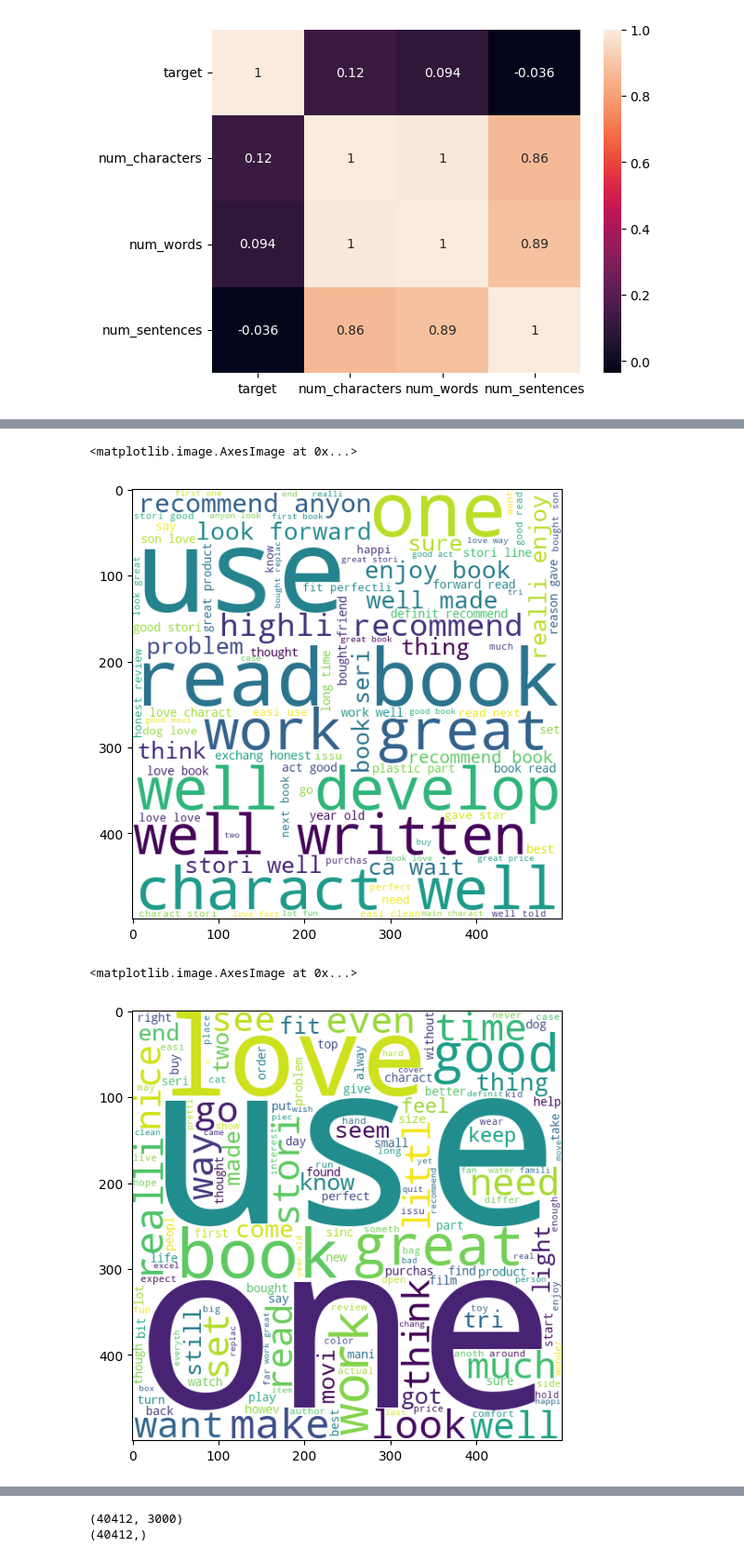
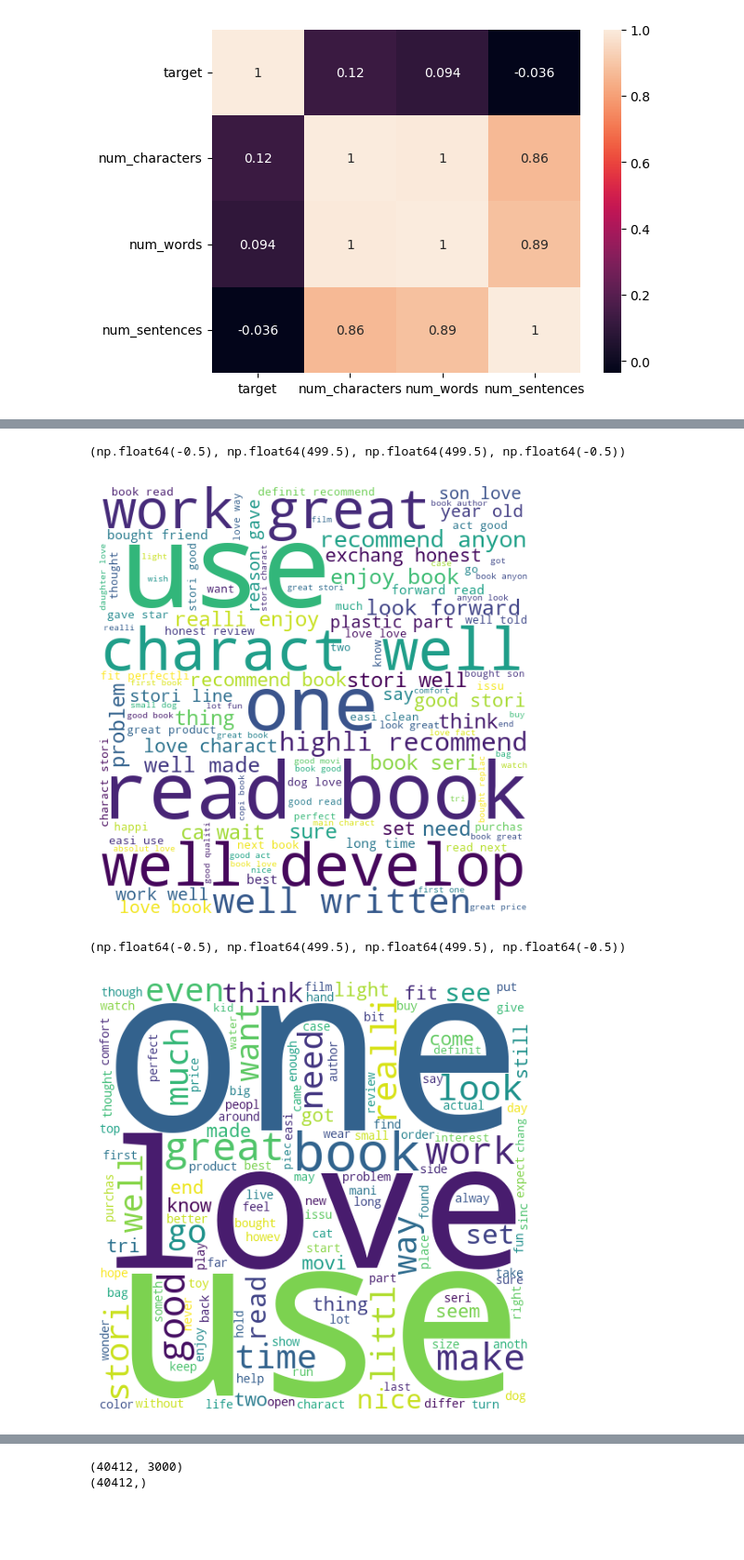
Before and after one commit to Aswin-MS/Fake-Review-Prediction, a Jupyter notebook: notebooks/fake-review-detection.ipynb, the cells around one changed output, grey strips where cells are left out. Shown at 93% size. Drawn from its saved outputs; the diff is of its cells as text; code cells hidden in the pictures; blank space fills up the shorter version.

```diff
--- a/notebooks/fake-review-detection.ipynb
+++ b/notebooks/fake-review-detection.ipynb
@@ -79,5 +76,0 @@ def encode_label(df):
-# %%
-df = encode_label(df)
-df['target'] = df['target'].fillna(0).replace([np.inf, -np.inf], 0)
-df['target'] = df['target'].astype(int)
-df.head()
@@ -91,2 +85,2 @@ df.head()
 # %%
-df.drop(columns = {'rating', 'label'}, inplace = True)
+df.drop(['rating', 'label'],axis=1, inplace = True)
@@ -217,16 +219,18 @@ wc = WordCloud(width=500,height=500,min_font_size=10,background_color='white')
 fake_wc = wc.generate(df[df['target'] == 0]['transformed_text'].str.cat(sep=" "))
 plt.figure(figsize=(15,6))
 plt.imshow(fake_wc)
+plt.axis('off')
 # %% [output]
-<matplotlib.image.AxesImage at 0x...>
+(np.float64(-0.5), np.float64(499.5), np.float64(499.5), np.float64(-0.5))
-[figure, old version]
+[figure, new version]
 # %%
 wc = WordCloud(width=500,height=500,min_font_size=10,background_color='white')
 original_wc = wc.generate(df[df['target'] == 1]['transformed_text'].str.cat(sep=" "))
 plt.figure(figsize=(15,6))
 plt.imshow(original_wc)
+plt.axis('off')
 # %% [output]
-<matplotlib.image.AxesImage at 0x...>
+(np.float64(-0.5), np.float64(499.5), np.float64(499.5), np.float64(-0.5))
-[figure, old version]
+[figure, new version]
 # %%
 tfidf = TfidfVectorizer(max_features=3000)
```
Also changed, not shown: parts of 27 cells of this notebook, 2 other files.
